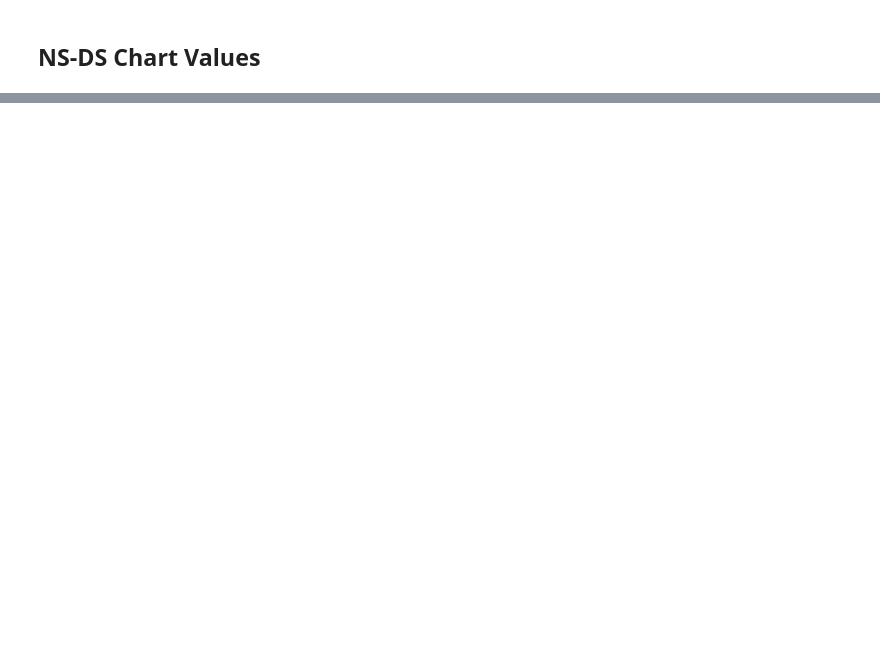
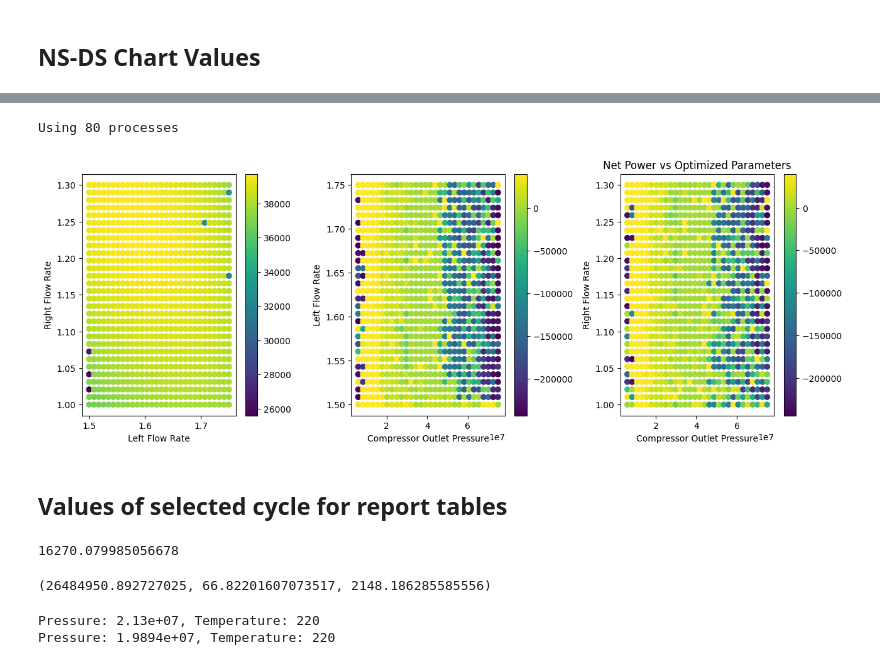
Before and after one commit to Willmac16/DFTS-Team-Seven, a Jupyter notebook: Project3.ipynb, the cells around one changed output, grey strips where cells are left out. Cells and saved outputs as stored; diff of their text form; code cells hidden in the pictures; blank space fills up the shorter version.

```diff
--- a/Project3.ipynb
+++ b/Project3.ipynb
@@ -726,0 +733,27 @@ Using 80 processes
+# %%
+left_range = np.linspace(1.5, 1.75, 30)
+right_range = np.linspace(1.0, 1.3, 30)
+press_range = np.linspace(dioxide_pressure, 75e6, 30)
+
+topo_map(left_range, right_range, press_range, drop_zeros=False, drop_negatives=False)
+# %% [output]
+Using 80 processes
+[figure, added]
+# %% [markdown]
+## Values of selected cycle for report tables
+# %%
+sequestration_power = sequestration_rate / optimal.downward_flow_rate * optimal.compressor_consumption
+sequestration_power
+# %% [output]
+16270.079985056678
+# %%
+pf = optimal.pre_formation
+pf.pressure, pf.temperature, pf.specific_heat
+# %% [output]
+(26484950.892727025, 66.82201607073517, 2148.186285585556)
+# %%
+for o in optimal.up_states:
+  print(f"Pressure: {o.pressure:.5g}, Temperature: {o.temperature:.5g}")
+# %% [output]
+Pressure: 2.13e+07, Temperature: 220
+Pressure: 1.9894e+07, Temperature: 220
```
Also changed, not shown: parts of 12 cells of this notebook, 1 other file.
